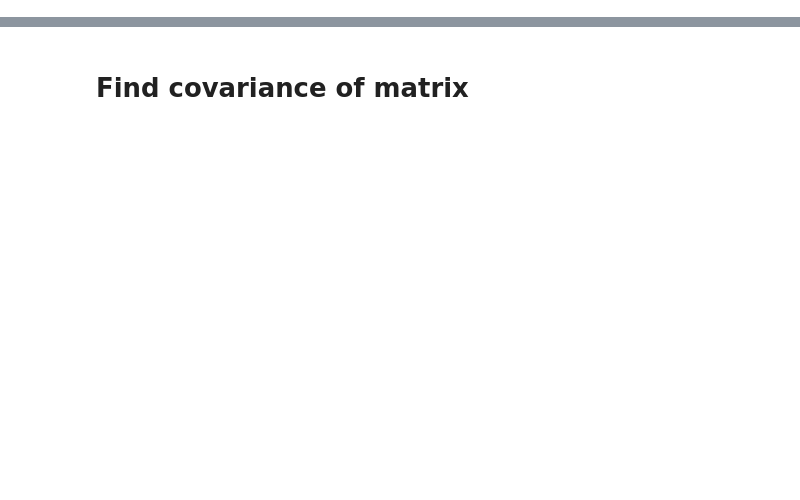
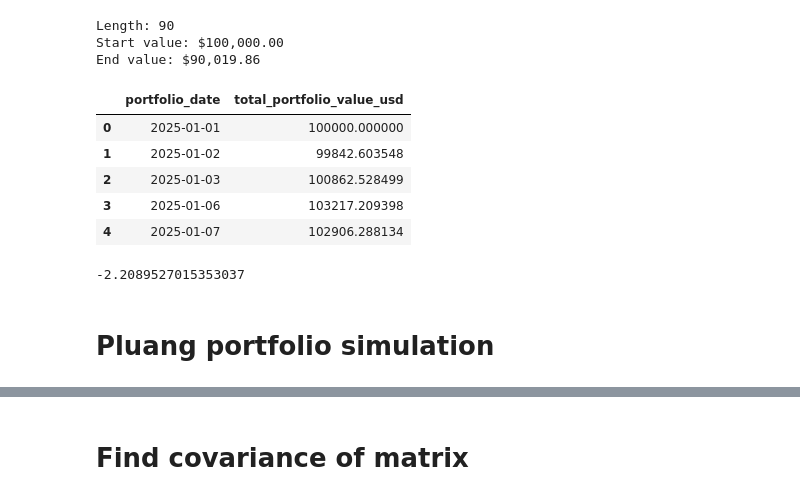
Before and after one commit to KheeErnWong/llm-huggingface, a Jupyter notebook: test.ipynb, the cells around one changed output, grey strips where cells are left out. Cells and saved outputs as stored; diff of their text form; code cells hidden in the pictures; blank space fills up the shorter version.

```diff
--- a/test.ipynb
+++ b/test.ipynb
@@ -10,0 +12,47 @@ import pandas as pd
+# %%
+np.random.seed(42)
+
+# Generate 90 business days
+start_date = "2025-01-01"
+date_range = pd.date_range(start=start_date, periods=90, freq="B")
+
+# Simulate realistic portfolio with drift and volatility
+initial_value = 100000
+daily_returns = np.random.normal(
+    0.0005, 0.015, size=len(date_range)
+)  # 0.05% drift, 1.5% daily vol
+
+portfolio_values = [initial_value]
+for ret in daily_returns[1:]:
+    portfolio_values.append(portfolio_values[-1] * (1 + ret))
+
+df = pd.DataFrame(
+    {"portfolio_date": date_range, "total_portfolio_value_usd": portfolio_values}
+)
+
+print(f"Length: {len(df)}")
+print(f"Start value: ${df['total_portfolio_value_usd'].iloc[0]:,.2f}")
+print(f"End value: ${df['total_portfolio_value_usd'].iloc[-1]:,.2f}")
+df.head()
+# %% [output]
+Length: 90
+Start value: $100,000.00
+End value: $90,019.86
+|  | portfolio_date | total_portfolio_value_usd |
+| 0 | 2025-01-01 | 100000.000000 |
+| 1 | 2025-01-02 | 99842.603548 |
+| 2 | 2025-01-03 | 100862.528499 |
+| 3 | 2025-01-06 | 103217.209398 |
+| 4 | 2025-01-07 | 102906.288134 |
+# %%
+df["daily_returns"] = df["total_portfolio_value_usd"].pct_change()
+risk_free_rate = 0.03
+mean_returns = df["daily_returns"].mean()
+std_dev_daily = df["daily_returns"].std()
+annualized_volatility = std_dev_daily * np.sqrt(252)
+sharpe_ratio = (mean_returns - risk_free_rate) / std_dev_daily
+peak, trough = df["daily_returns"].max(), df["daily_returns"].min()
+max_drawdown = (trough - peak) / peak * 100
+var_95 = df["daily_returns"].quantile(0.05)
+# %% [output]
+-2.2089527015353037
@@ -10,0 +65,2 @@ import pandas as pd
+# %% [markdown]
+# Pluang portfolio simulation
```
Also changed, not shown: parts of 64 cells of this notebook, 7 other files.
